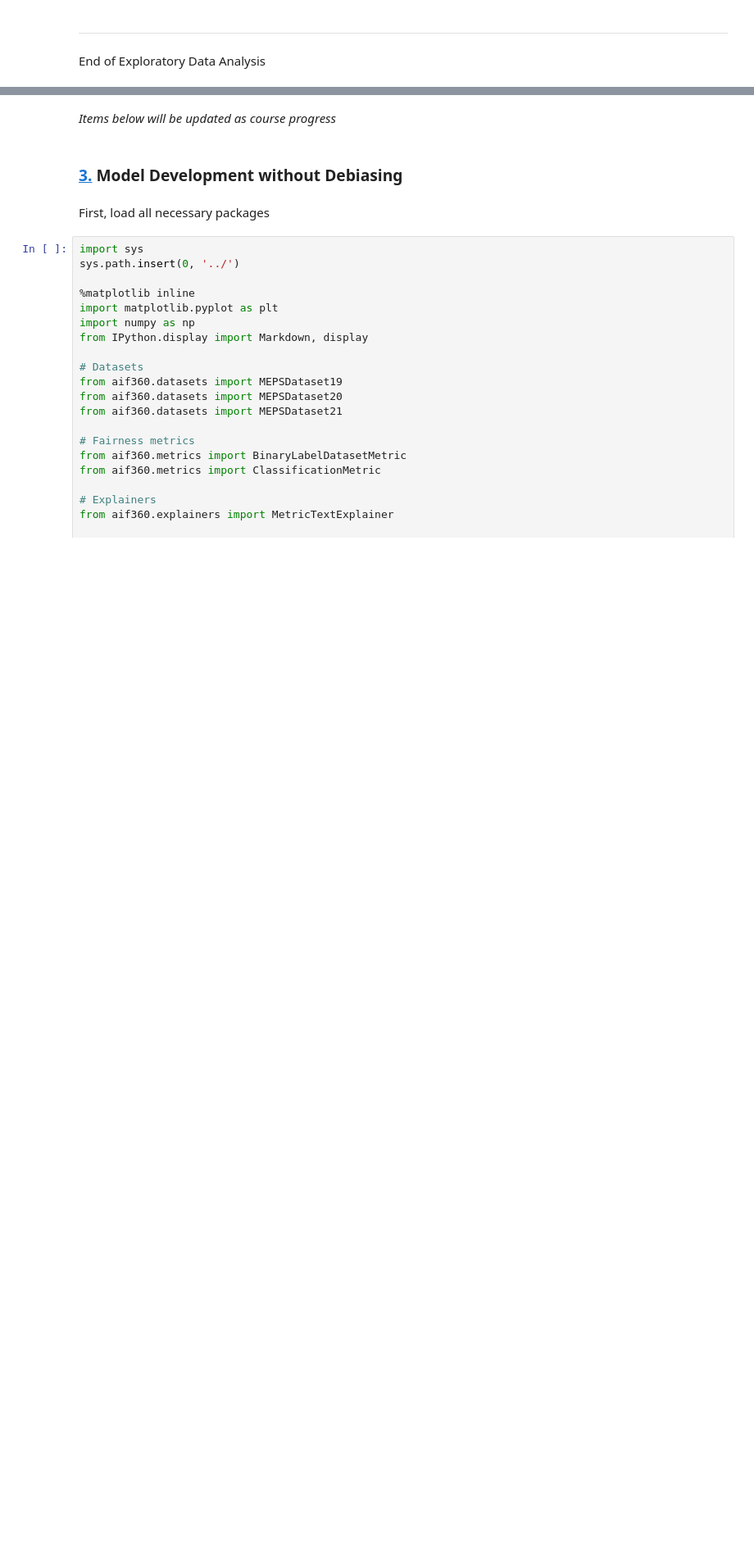
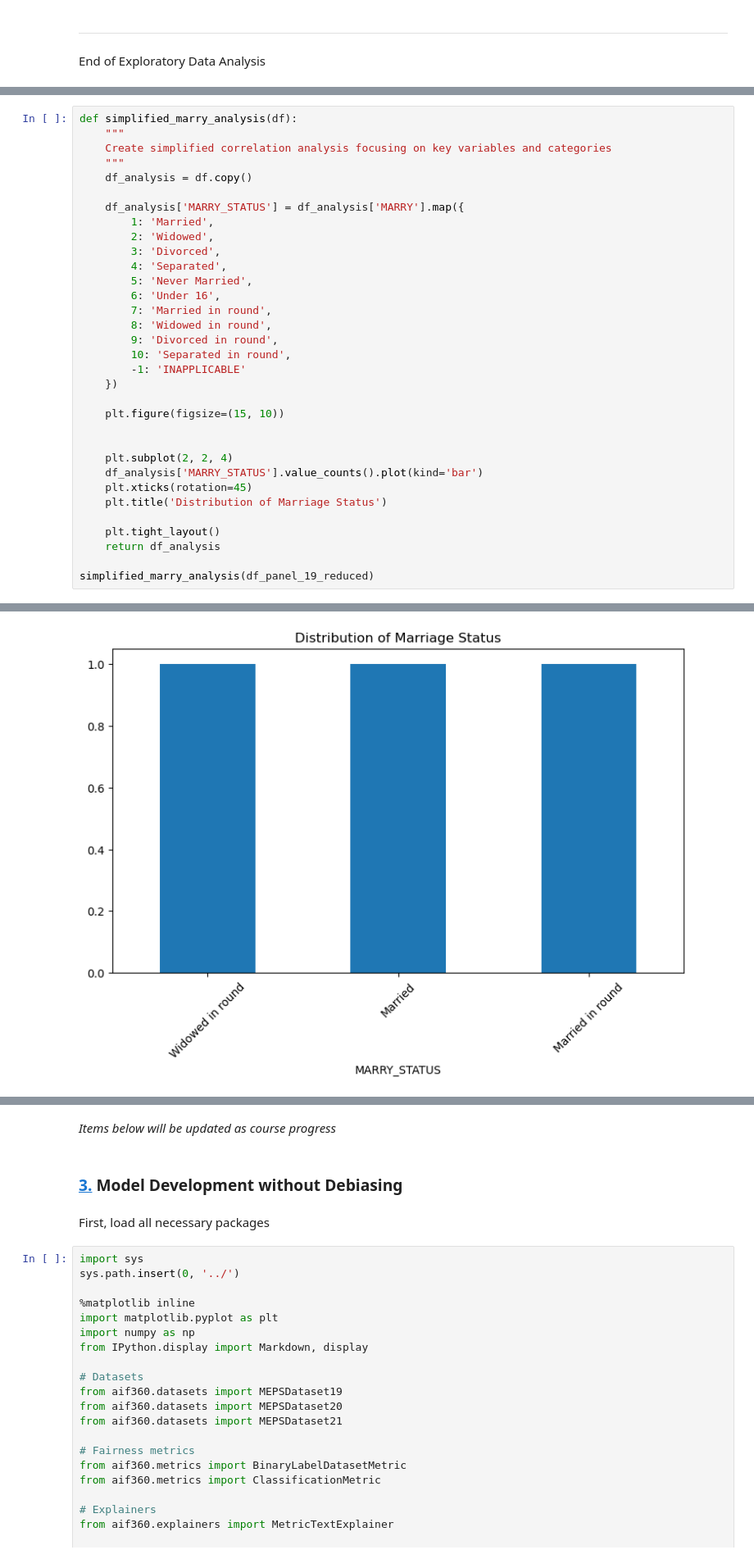
Before and after one commit to gracejiang0929/FA24_DSC180A_Repo, a Jupyter notebook: pt3-bias-mitigation.ipynb, the cells around one changed output, grey strips where cells are left out. Shown at 82% size. Drawn from its saved outputs; the diff is of its cells as text; blank space fills up the shorter version.

```diff
--- a/pt3-bias-mitigation.ipynb
+++ b/pt3-bias-mitigation.ipynb
@@ -420,0 +609,34 @@ End of Exploratory Data Analysis
+# %%
+def simplified_marry_analysis(df):
+    """
+    Create simplified correlation analysis focusing on key variables and categories
+    """
+    df_analysis = df.copy()
+
+    df_analysis['MARRY_STATUS'] = df_analysis['MARRY'].map({
+        1: 'Married',
+        2: 'Widowed',
+        3: 'Divorced',
+        4: 'Separated',
+        5: 'Never Married',
+        6: 'Under 16',
+        7: 'Married in round',
+        8: 'Widowed in round',
+        9: 'Divorced in round',
+        10: 'Separated in round',
+        -1: 'INAPPLICABLE'
+    })
+
+    plt.figure(figsize=(15, 10))
+
+
+    plt.subplot(2, 2, 4)
+    df_analysis['MARRY_STATUS'].value_counts().plot(kind='bar')
+    plt.xticks(rotation=45)
+    plt.title('Distribution of Marriage Status')
+
+    plt.tight_layout()
+    return df_analysis
+
+simplified_marry_analysis(df_panel_19_reduced)
+# %% [output]
@@ -420,0 +652 @@ End of Exploratory Data Analysis
+[figure, added]
```
Also changed, not shown: parts of 66 cells of this notebook.
